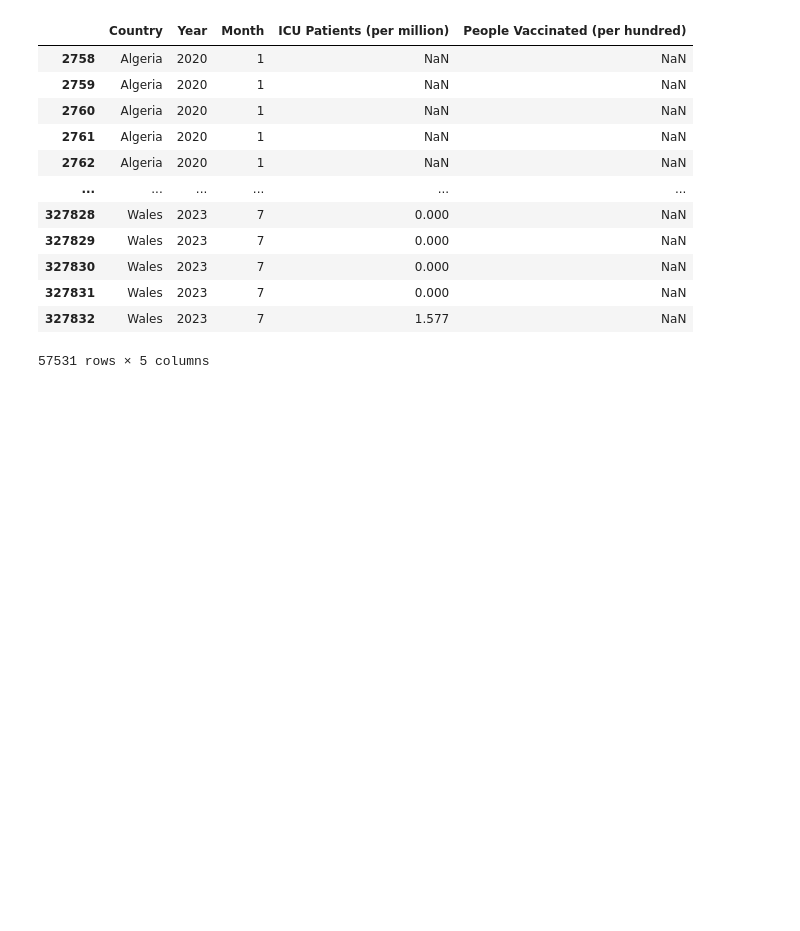
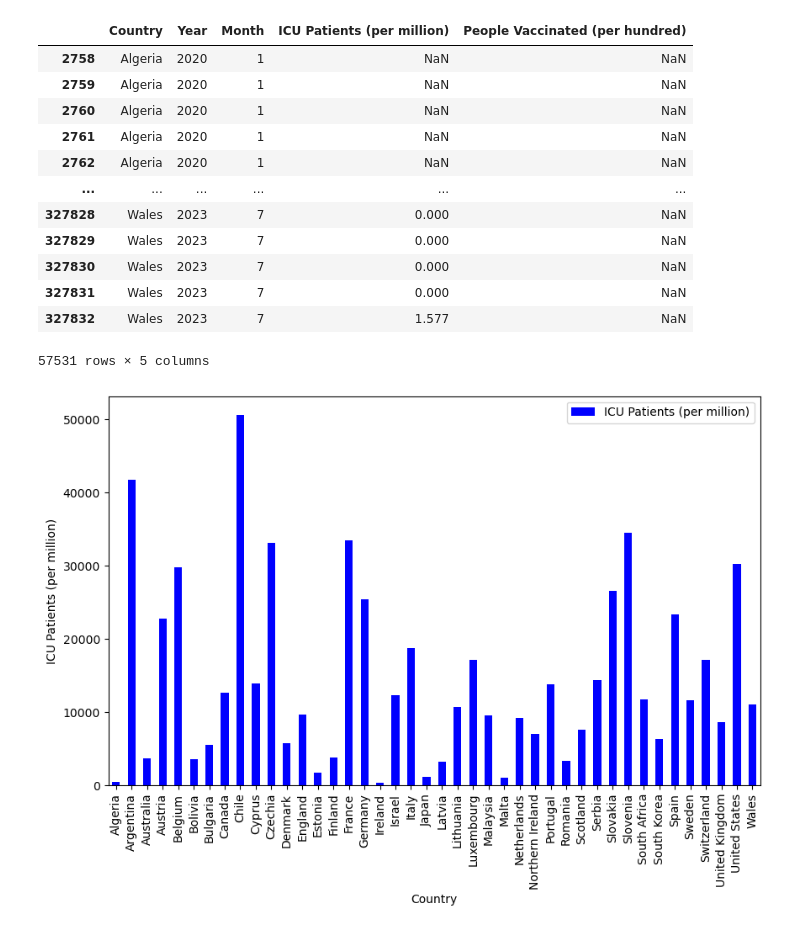
Before and after one commit to ss0ryan0/project1_group7, a Jupyter notebook: Code/project1_group7.ipynb, the cells around one changed output. Drawn from its saved outputs; the diff is of its cells as text; code cells hidden in the pictures; blank space fills up the shorter version.

Commit message:
graphing

```diff
--- a/Code/project1_group7.ipynb
+++ b/Code/project1_group7.ipynb
@@ -223,0 +212,29 @@ icu_location
+# %%
+# graohing data
+import matplotlib.pyplot as plt
+
+icu_country = icu_location.groupby(['Country'])
+
+country_icu = pd.DataFrame(icu_country.sum()['ICU Patients (per million)'])
+# %%
+
+
+# icu_vs_country = icu_location[['Country', 'ICU Patients (per million)']]
+# # print(icu_loc_nona)
+
+# # x_axis_data = icu_location['Country']
+# # plt.xticks(rotation = 90)
+
+# # plt.plot(x_axis_data, icu_loc_nona)
+# # plt.show()
+
+figure1 = country_icu.plot(kind="bar", facecolor="blue", figsize=(10,6),
+                                xlabel="Country",
+                                ylabel="ICU Patients (per million)")
+
+# # Configure x-tick rotation
+
+# # Show plot
+plt.show()
+# %% [output]
+[figure, added]
```
Also changed, not shown: parts of 3 cells of this notebook, 1 other file.
